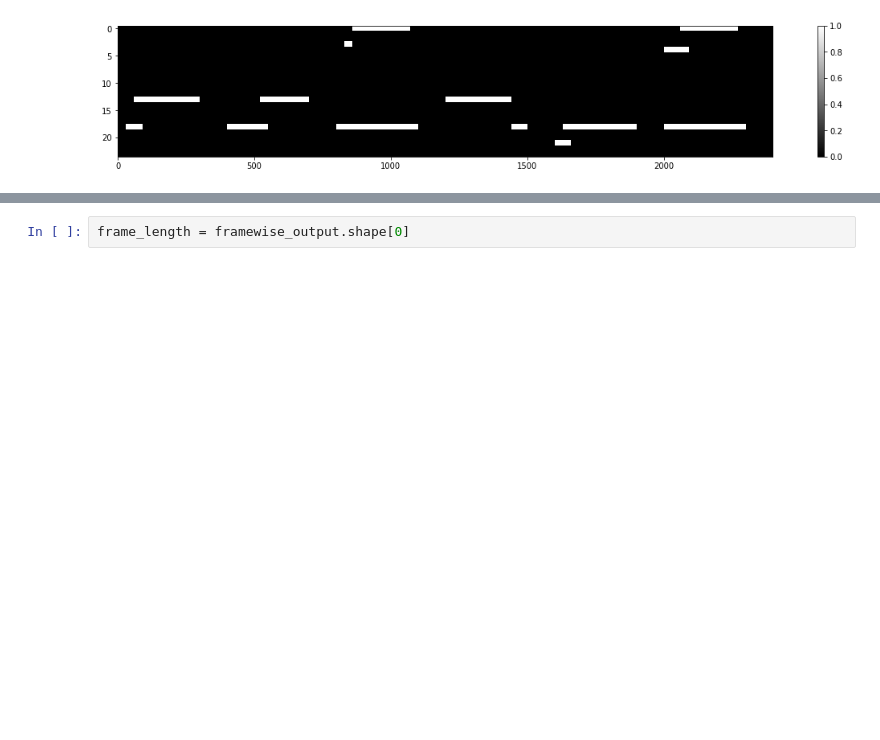
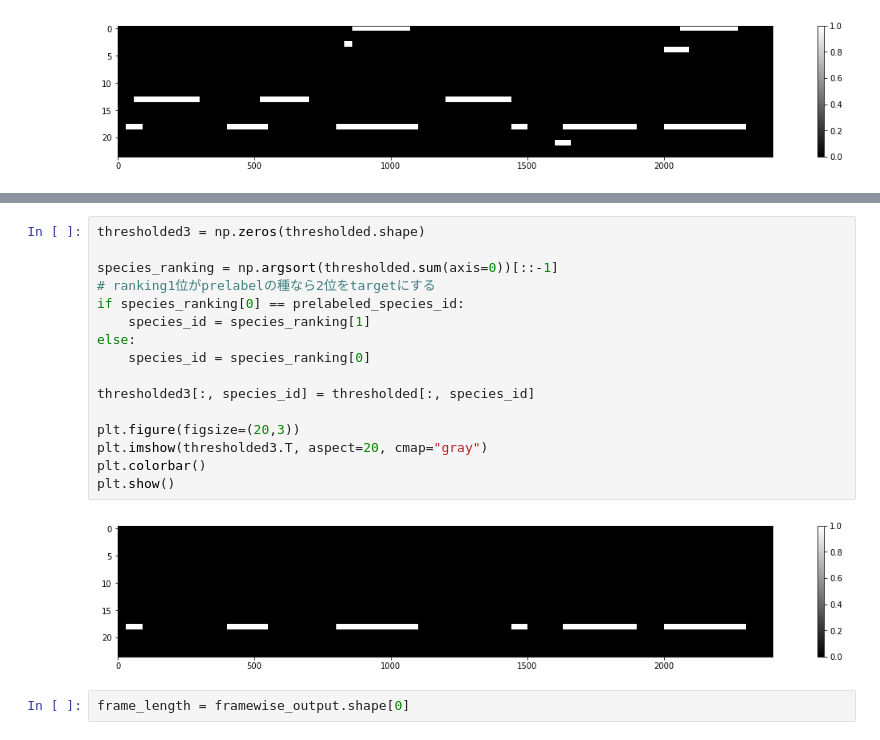
Before and after one commit to kuto5046/kaggle-rainforest, a Jupyter notebook: notebook/SED.ipynb, the cells around one changed output, grey strips where cells are left out. Drawn from its saved outputs; the diff is of its cells as text; blank space fills up the shorter version.

```diff
--- a/notebook/SED.ipynb
+++ b/notebook/SED.ipynb
@@ -47,6 +44,24 @@ plt.colorbar()
 plt.show()
 # %% [output]
 [figure]
+# %%
+thresholded3 = np.zeros(thresholded.shape)
+
+species_ranking = np.argsort(thresholded.sum(axis=0))[::-1]
+# ranking1位がprelabelの種なら2位をtargetにする
+if species_ranking[0] == prelabeled_species_id:
+    species_id = species_ranking[1]
+else:
+    species_id = species_ranking[0]
+
+thresholded3[:, species_id] = thresholded[:, species_id]
+
+plt.figure(figsize=(20,3))
+plt.imshow(thresholded3.T, aspect=20, cmap="gray")
+plt.colorbar()
+plt.show()
+# %% [output]
+[figure, added]
 # %%
 frame_length = framewise_output.shape[0]
 # %%
```
Also changed, not shown: parts of 4 cells of this notebook, 3 other files.
